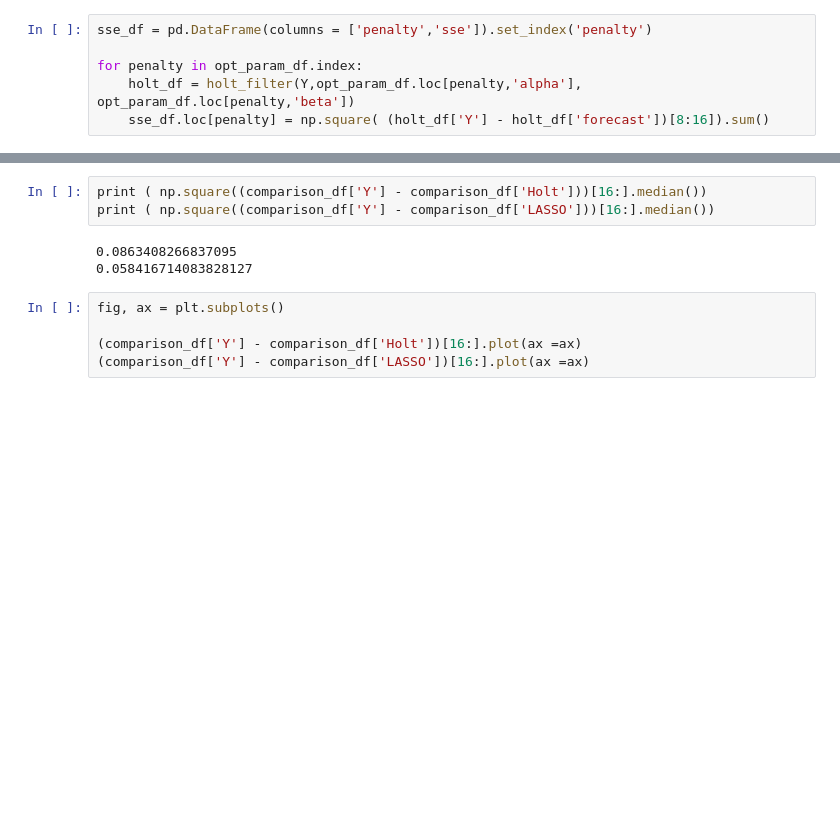
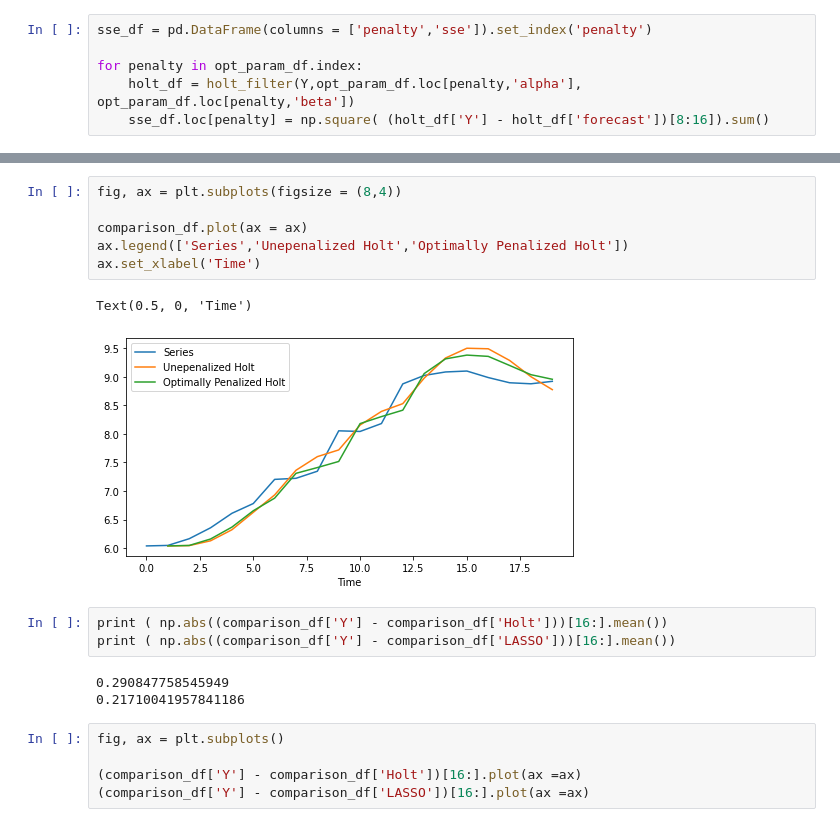
Before and after one commit to JonRMichel/exp_smooth_lasso, a Jupyter notebook: holt analysis m3.ipynb, the cells around one changed output, grey strips where cells are left out. Saved outputs shown, nothing was run; the diff lists cells and outputs as text; blank space fills up the shorter version.

```diff
--- a/holt analysis m3.ipynb
+++ b/holt analysis m3.ipynb
@@ -151,9 +158,18 @@ comparison_df.plot()
+# %%
+fig, ax = plt.subplots(figsize = (8,4))
+
+comparison_df.plot(ax = ax)
+ax.legend(['Series','Unepenalized Holt','Optimally Penalized Holt'])
+ax.set_xlabel('Time')
+# %% [output]
+Text(0.5, 0, 'Time')
+[figure, added]
 # %%
-print ( np.square((comparison_df['Y'] - comparison_df['Holt']))[16:].median())
-print ( np.square((comparison_df['Y'] - comparison_df['LASSO']))[16:].median())
+print ( np.abs((comparison_df['Y'] - comparison_df['Holt']))[16:].mean())
+print ( np.abs((comparison_df['Y'] - comparison_df['LASSO']))[16:].mean())
 # %% [output]
-0.0863408266837095
-0.058416714083828127
+0.290847758545949
+0.21710041957841186
 # %%
 fig, ax = plt.subplots()
 
```
Also changed, not shown: parts of 10 cells of this notebook.
